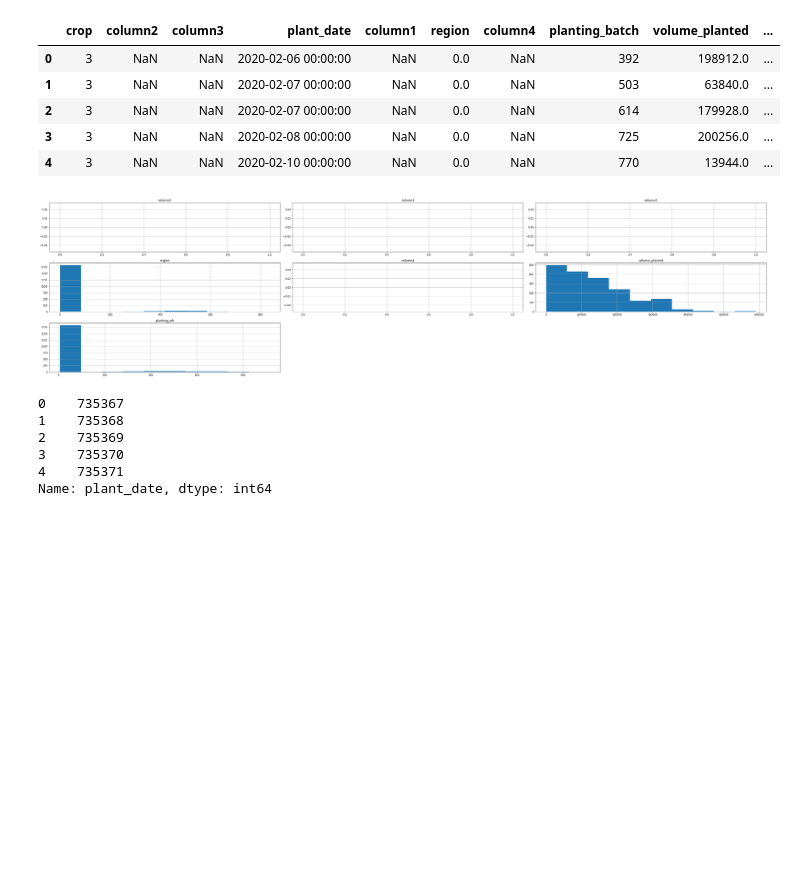
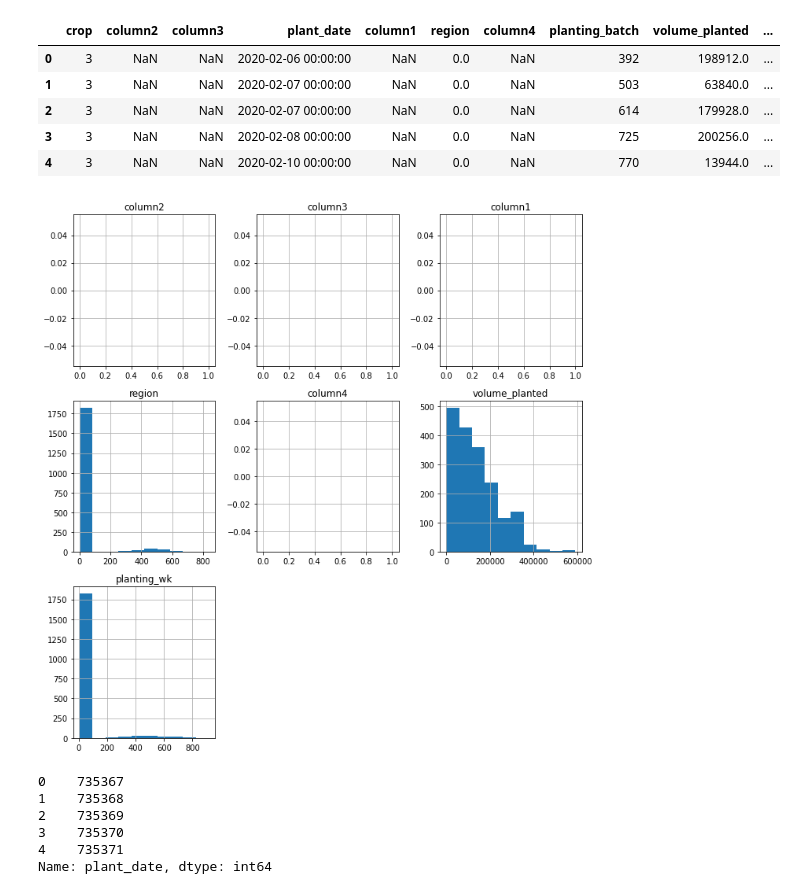
Before and after one commit to cyberanalyst268/Data-Science-and-Decision-Making, a Jupyter notebook: Agrotech-project.ipynb, the cells around one changed output. Cells and saved outputs as stored; diff of their text form; code cells hidden in the pictures; blank space fills up the shorter version.

```diff
--- a/Agrotech-project.ipynb
+++ b/Agrotech-project.ipynb
@@ -87,11 +88,11 @@ planting.head()
 | 4 | 3 | NaN | NaN | 2020-02-10 00:00:00 | NaN | 0.0 | NaN | 770 | 13944.0 | ... |
 # %%
 #plot histogram for planting dataset
-planting.hist(figsize=(40,10))
+_ = planting.hist(figsize=(10,10))
 plt.tight_layout()
 plt.show()
 # %% [output]
-[figure, old version]
+[figure, new version]
 # %%
 # rename columns in weather dataset
 weather = data['weather'].rename(columns={"Unnamed: 0":"plant_date","Solar Radiation [avg]":"solar_radiation[avg]","Precipitation [sum]":"precipitation[sum]","Wind Speed [avg]":"wind_speed[avg]","Wind Speed [max]":"wind_speed[max]","Battery Voltage [last]":"battery_voltage[last]","Leaf Wetness [time]":"leaf_wetness[time]","Air Temperature [avg]":"air_temperature[avg]","Air Temperature [max]":"air_temperature[max]","Air Temperature [min]":"air_temperature[min]","Relative Humidity [avg]":"relative_humidity[avg]","Dew Point [avg]":"dew_point[avg]","Dew Point [min]":"dew_point[min]","ET0 [result]":"eto[result]"},errors="raise")
```
Also changed, not shown: parts of 4 cells of this notebook.
